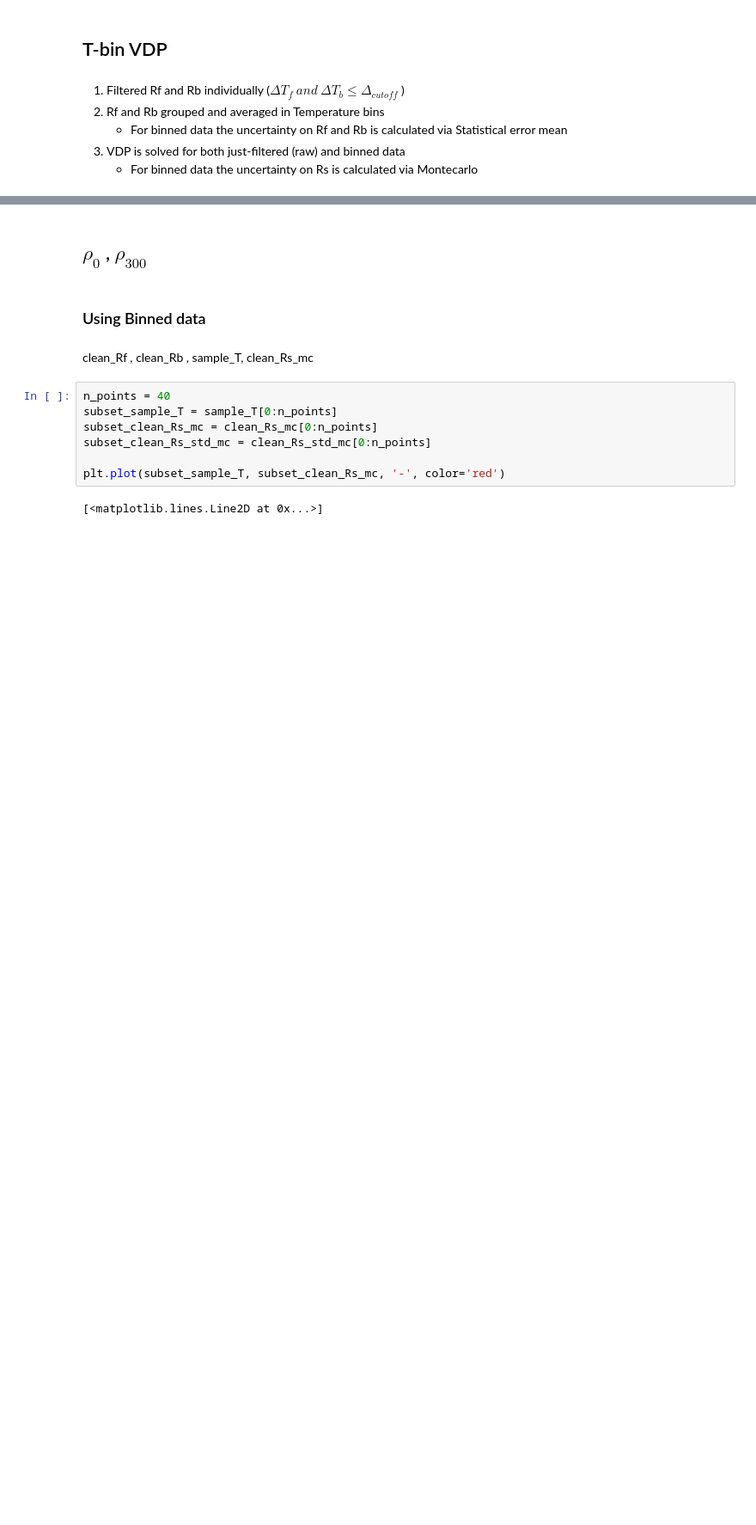
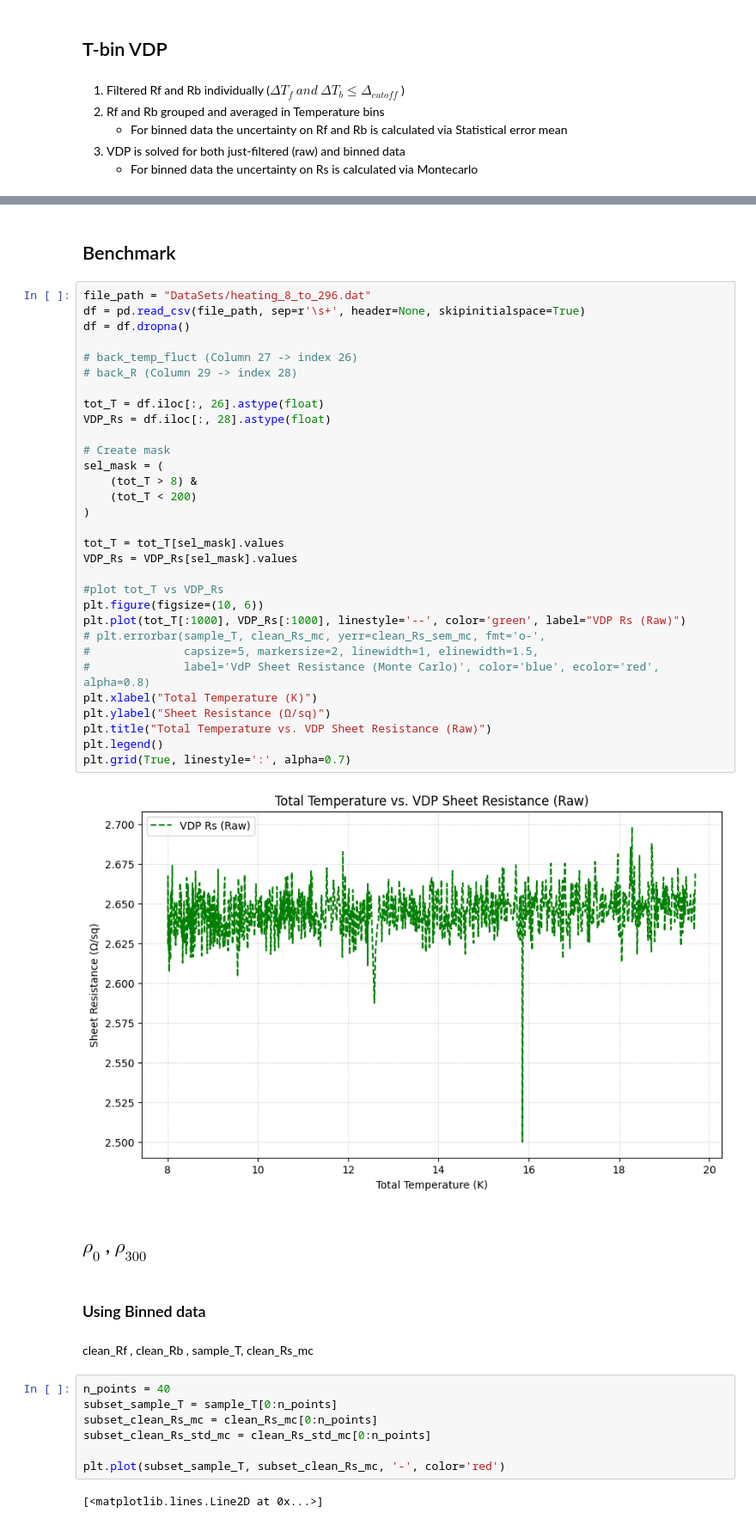
Before and after one commit to gamberoillecito/Nb-Characterization, a Jupyter notebook: R-vs-T/VdP.ipynb, the cells around one changed output, grey strips where cells are left out. Shown: that part at 86% size. Cells and saved outputs as stored; diff of their text form; blank space fills up the shorter version.

```diff
--- a/R-vs-T/VdP.ipynb
+++ b/R-vs-T/VdP.ipynb
@@ -339,3 +534,38 @@ Temperature (K) | Rs (Ω/sq) | ± Uncertainty (Ω/sq) (%)
+# %% [markdown]
+## Benchmark
+# %%
+file_path = "DataSets/heating_8_to_296.dat"
+df = pd.read_csv(file_path, sep=r'\s+', header=None, skipinitialspace=True)
+df = df.dropna()
+
+# back_temp_fluct (Column 27 -> index 26)
+# back_R (Column 29 -> index 28)
+
+tot_T = df.iloc[:, 26].astype(float)
+VDP_Rs = df.iloc[:, 28].astype(float)
+
+# Create mask
+sel_mask = (
+    (tot_T > 8) &
+    (tot_T < 200)
+)
+
+tot_T = tot_T[sel_mask].values
+VDP_Rs = VDP_Rs[sel_mask].values
+
+#plot tot_T vs VDP_Rs
+plt.figure(figsize=(10, 6))
+plt.plot(tot_T[:1000], VDP_Rs[:1000], linestyle='--', color='green', label="VDP Rs (Raw)")
+# plt.errorbar(sample_T, clean_Rs_mc, yerr=clean_Rs_sem_mc, fmt='o-',
+#              capsize=5, markersize=2, linewidth=1, elinewidth=1.5,
+#              label='VdP Sheet Resistance (Monte Carlo)', color='blue', ecolor='red', alpha=0.8)
+plt.xlabel("Total Temperature (K)")
+plt.ylabel("Sheet Resistance (Ω/sq)")
+plt.title("Total Temperature vs. VDP Sheet Resistance (Raw)")
+plt.legend()
+plt.grid(True, linestyle=':', alpha=0.7)
+# %% [output]
+[figure, added]
 # %% [markdown]
 ## $\rho_0$ , $\rho_{300}$
 # %% [markdown]
```
Also changed, not shown: parts of 12 cells of this notebook.
